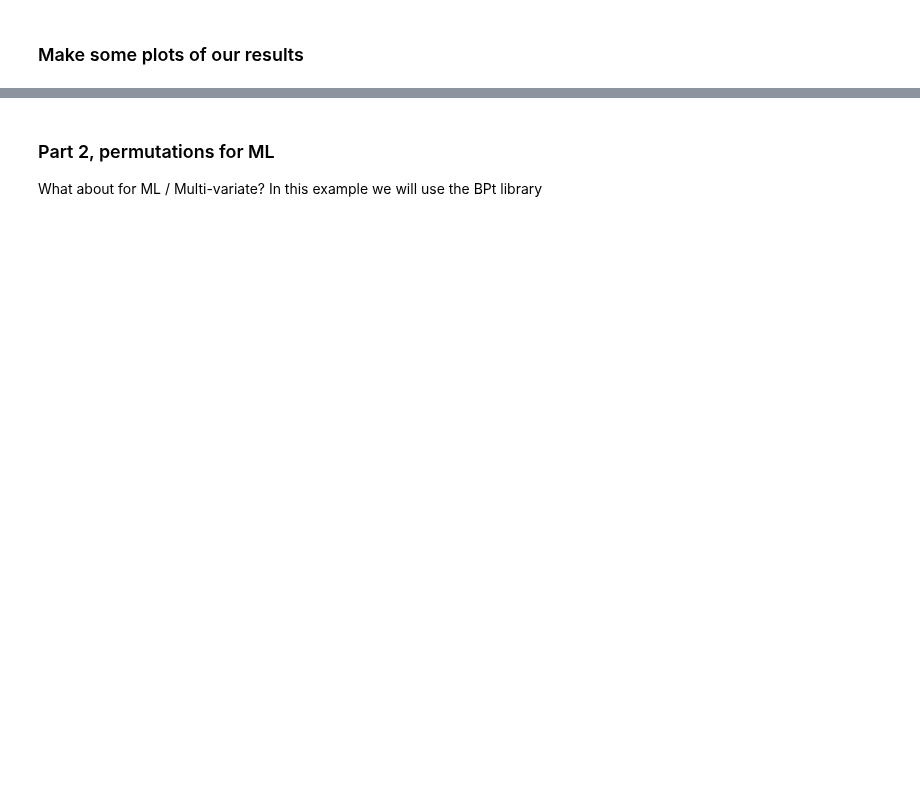
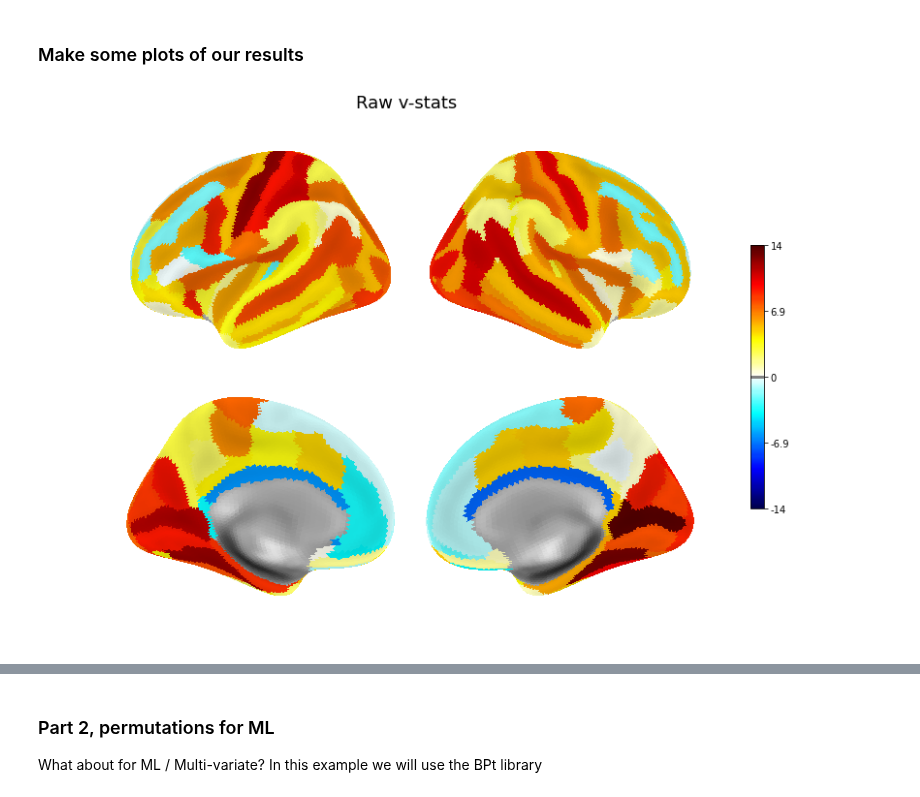
Before and after one commit to sahahn/neurotools, a Jupyter notebook: src_doc/source/permutations.ipynb, the cells around one changed output, grey strips where cells are left out. Saved outputs shown, nothing was run; the diff lists cells and outputs as text; code cells hidden in the pictures; blank space fills up the shorter version.

```diff
--- a/src_doc/source/permutations.ipynb
+++ b/src_doc/source/permutations.ipynb
@@ -75,7 +75,7 @@ pvals, original_scores, h0_vmax = permuted_v(tested_vars=data['neurocog_pc1.bl']
                                              confounding_vars=data['sex_at_birth'],
                                              permutation_structure=permutation_structure,
                                              within_grp=True,
-                                             n_perm=1,
+                                             n_perm=100,
                                              n_jobs=4,
                                              verbose=1)
 # %% [output]
@@ -99 +87,11 @@ def to_vertex(vals, names, space='fsaverage'):
+# %%
+from neurotools.plotting import plot
+
+# Put in series to plot
+roi_names = list(data[thick])
+v = pd.Series(original_scores, index=roi_names)
+
+plot(v, title='Raw v-stats', threshold=.1)
+# %% [output]
+[figure, added]
 # %%
```
Also changed, not shown: parts of 9 cells of this notebook.
